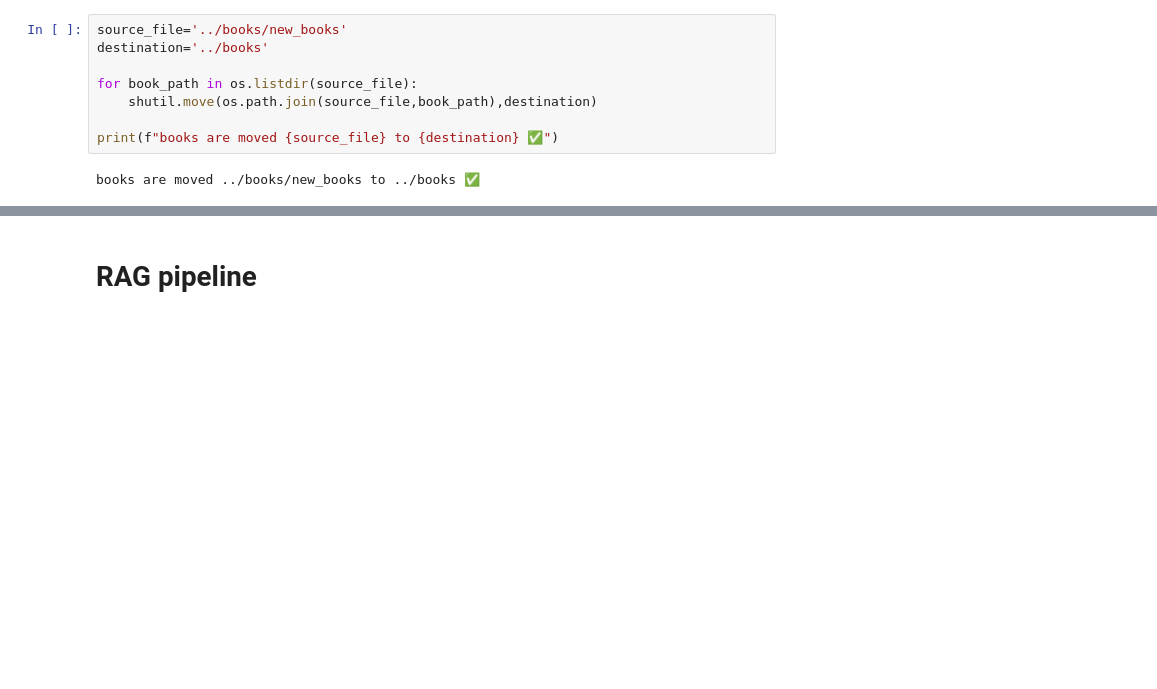
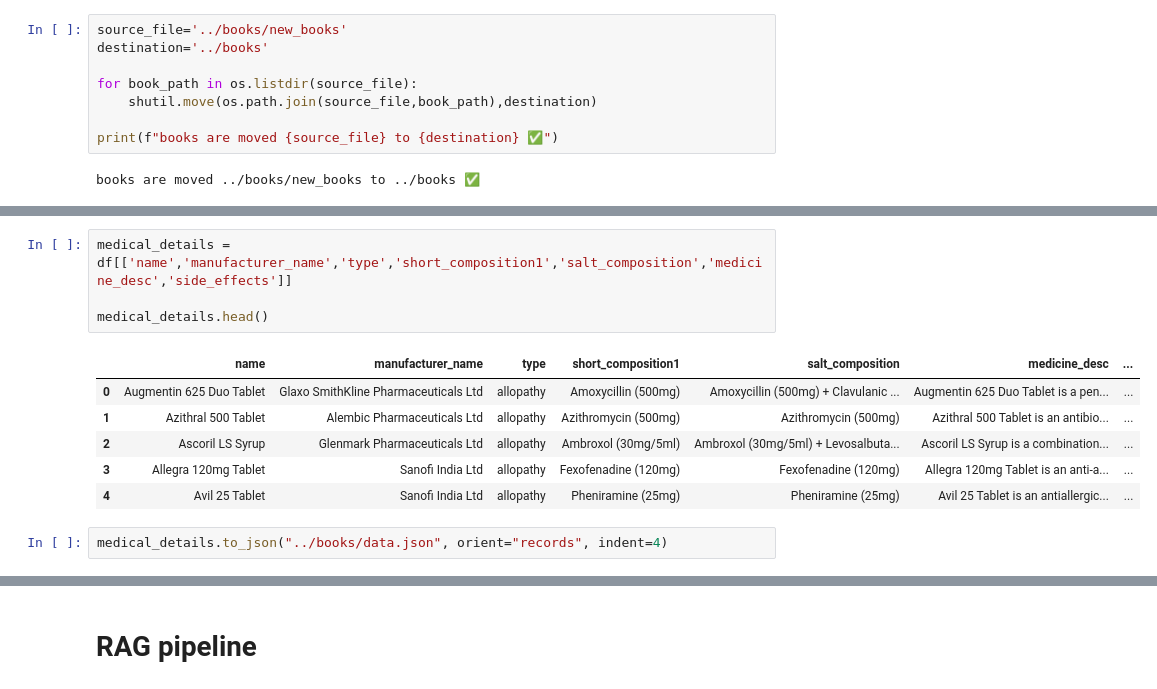
Before and after one commit to Rajaprabu9488/medical_chatbot, a Jupyter notebook: models/rag_model.ipynb, the cells around one changed output, grey strips where cells are left out. Cells and saved outputs as stored; diff of their text form; blank space fills up the shorter version.

```diff
--- a/models/rag_model.ipynb
+++ b/models/rag_model.ipynb
@@ -227,0 +243,13 @@ books are moved ../books/new_books to ../books ✅
+# %%
+medical_details = df[['name','manufacturer_name','type','short_composition1','salt_composition','medicine_desc','side_effects']]
+
+medical_details.head()
+# %% [output]
+|  | name | manufacturer_name | type | short_composition1 | salt_composition | medicine_desc | ... |
+| 0 | Augmentin 625 Duo Tablet | Glaxo SmithKline Pharmaceuticals Ltd | allopathy | Amoxycillin (500mg) | Amoxycillin (500mg) + Clavulanic ... | Augmentin 625 Duo Tablet is a pen... | ... |
+| 1 | Azithral 500 Tablet | Alembic Pharmaceuticals Ltd | allopathy | Azithromycin (500mg) | Azithromycin (500mg) | Azithral 500 Tablet is an antibio... | ... |
+| 2 | Ascoril LS Syrup | Glenmark Pharmaceuticals Ltd | allopathy | Ambroxol (30mg/5ml) | Ambroxol (30mg/5ml) + Levosalbuta... | Ascoril LS Syrup is a combination... | ... |
+| 3 | Allegra 120mg Tablet | Sanofi India Ltd | allopathy | Fexofenadine (120mg) | Fexofenadine (120mg) | Allegra 120mg Tablet is an anti-a... | ... |
+| 4 | Avil 25 Tablet | Sanofi India Ltd | allopathy | Pheniramine (25mg) | Pheniramine (25mg) | Avil 25 Tablet is an antiallergic... | ... |
+# %%
+medical_details.to_json("../books/data.json", orient="records", indent=4)
```
Also changed, not shown: parts of 7 cells of this notebook, 8 other files.
